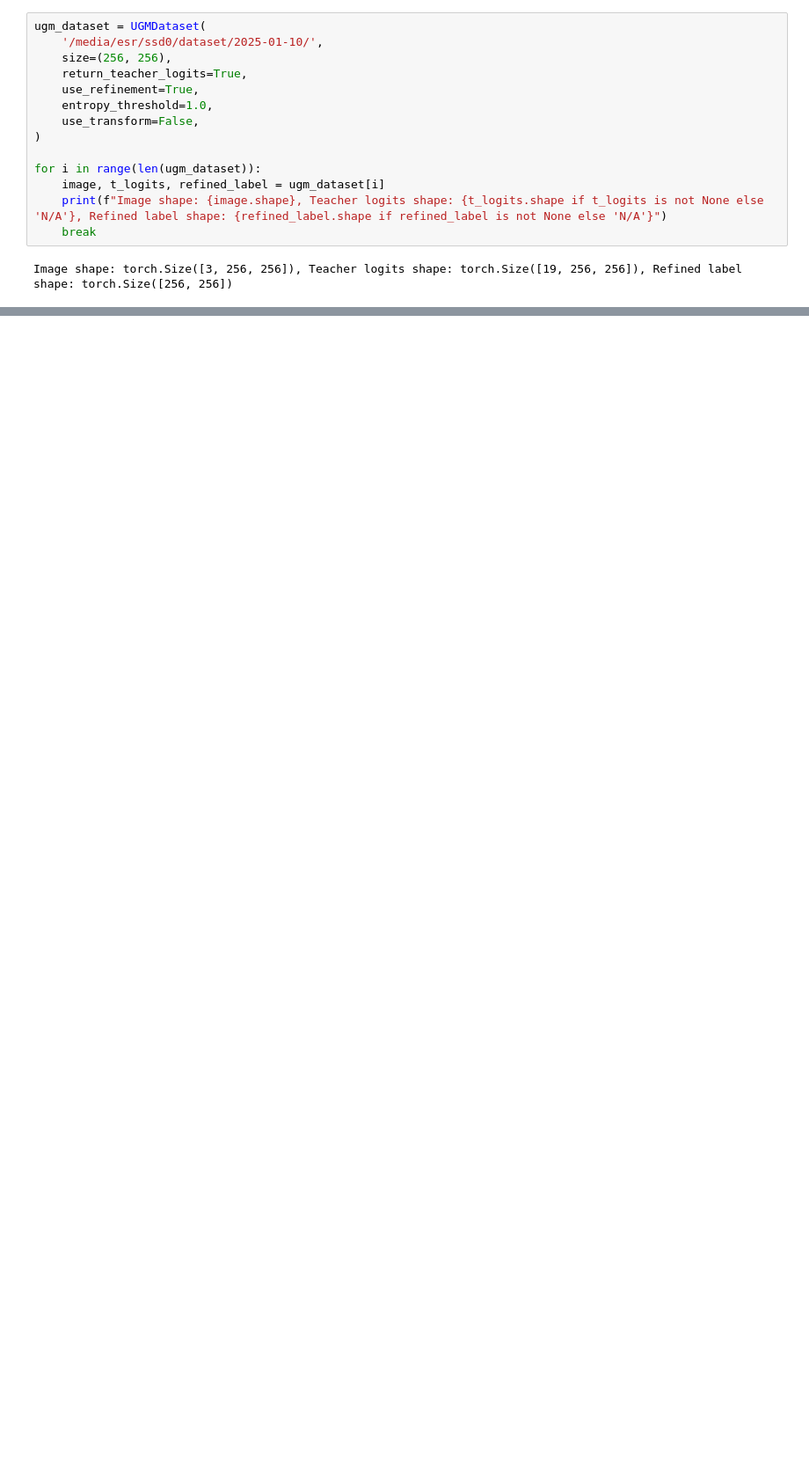
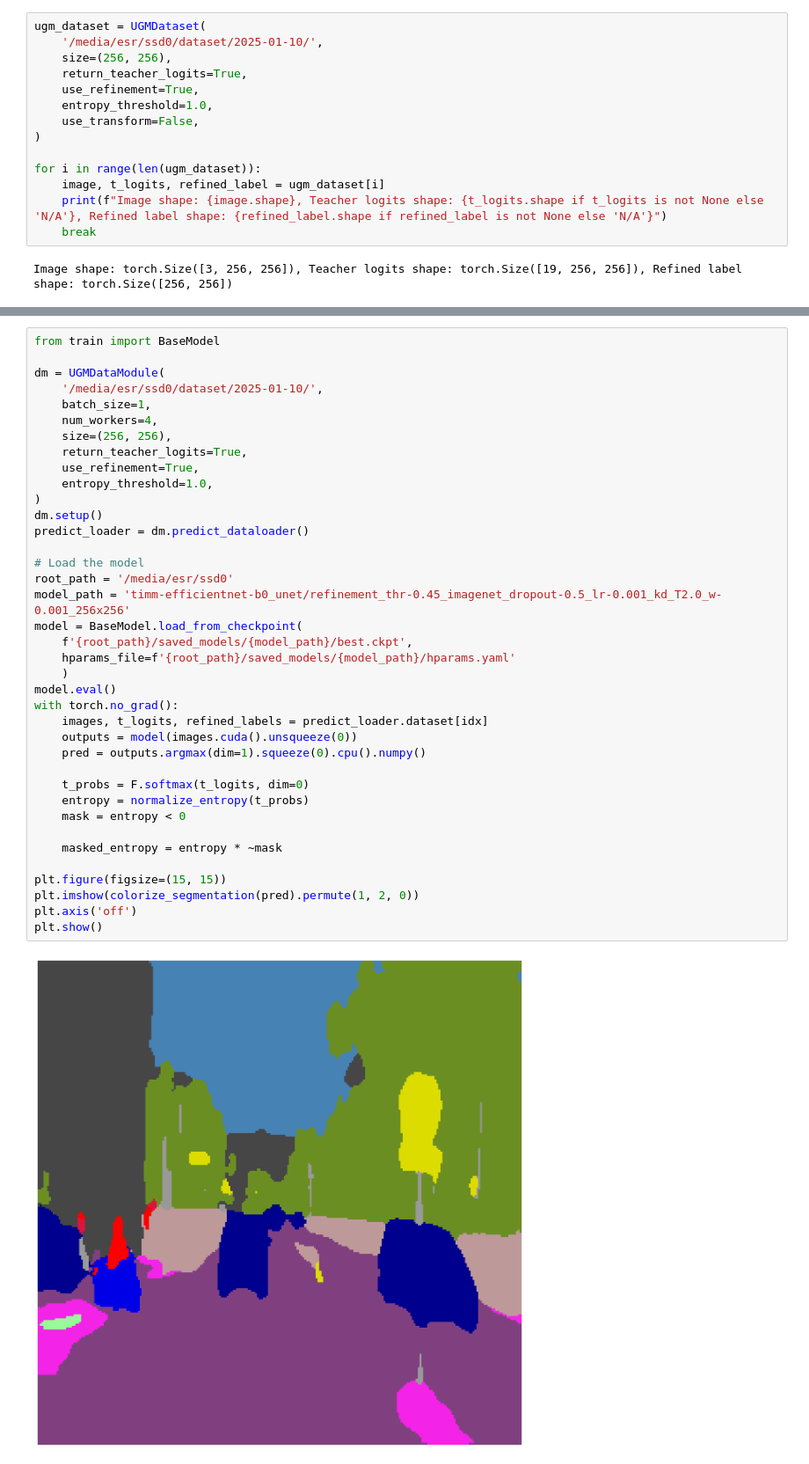
Before and after one commit to NovelioPI/distilled-self-learning-segmentation, a Jupyter notebook: visualize.ipynb, the cells around one changed output, grey strips where cells are left out. Shown at 88% size. Cells and saved outputs as stored; diff of their text form; blank space fills up the shorter version.

```diff
--- a/visualize.ipynb
+++ b/visualize.ipynb
@@ -50,0 +88,40 @@ plt.show()
+# %%
+from train import BaseModel
+
+dm = UGMDataModule(
+    '/media/esr/ssd0/dataset/2025-01-10/',
+    batch_size=1,
+    num_workers=4,
+    size=(256, 256),
+    return_teacher_logits=True,
+    use_refinement=True,
+    entropy_threshold=1.0,
+)
+dm.setup()
+predict_loader = dm.predict_dataloader()
+
+# Load the model
+root_path = '/media/esr/ssd0'
+model_path = 'timm-efficientnet-b0_unet/refinement_thr-0.45_imagenet_dropout-0.5_lr-0.001_kd_T2.0_w-0.001_256x256'
+model = BaseModel.load_from_checkpoint(
+    f'{root_path}/saved_models/{model_path}/best.ckpt',
+    hparams_file=f'{root_path}/saved_models/{model_path}/hparams.yaml'
+    )
+model.eval()
+with torch.no_grad():
+    images, t_logits, refined_labels = predict_loader.dataset[idx]
+    outputs = model(images.cuda().unsqueeze(0))
+    pred = outputs.argmax(dim=1).squeeze(0).cpu().numpy()
+
+    t_probs = F.softmax(t_logits, dim=0)
+    entropy = normalize_entropy(t_probs)
+    mask = entropy < 0
+
+    masked_entropy = entropy * ~mask
+
+plt.figure(figsize=(15, 15))
+plt.imshow(colorize_segmentation(pred).permute(1, 2, 0))
+plt.axis('off')
+plt.show()
+# %% [output]
+[figure, added]
```
Also changed, not shown: parts of 24 cells of this notebook, 17 other files.
